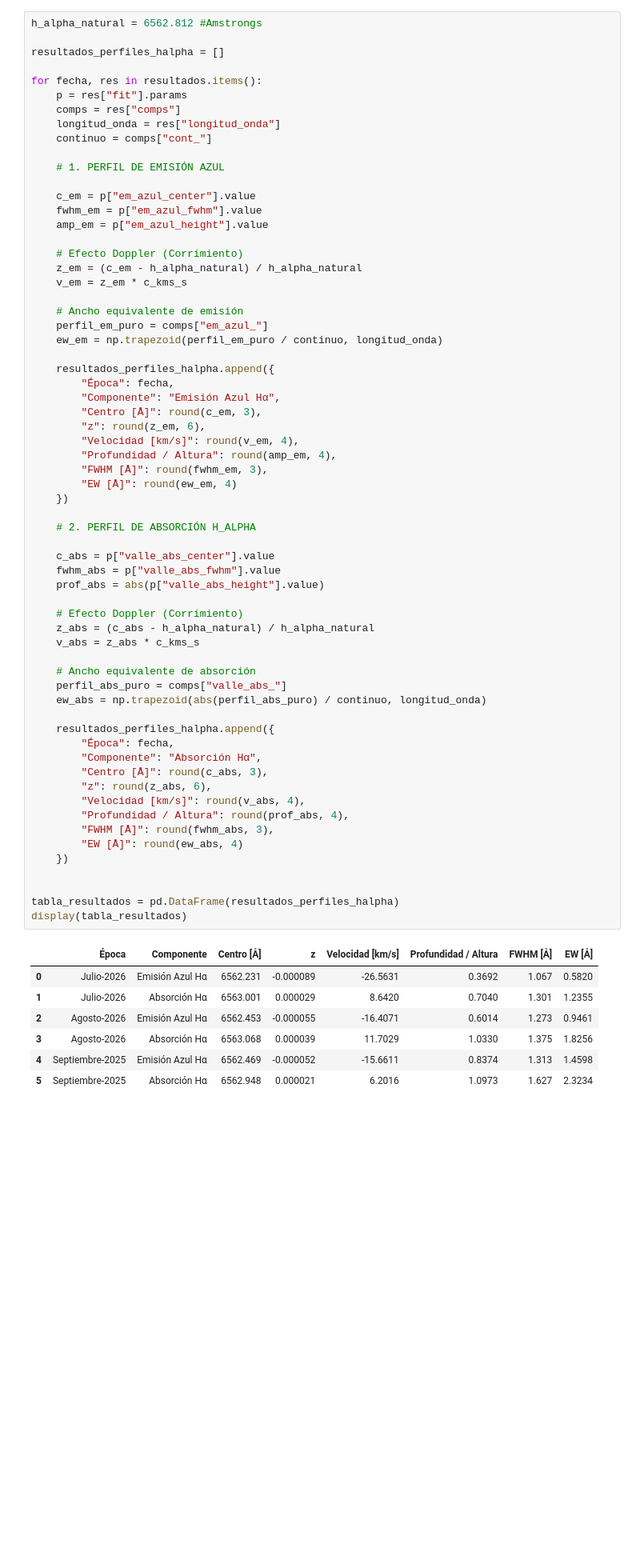
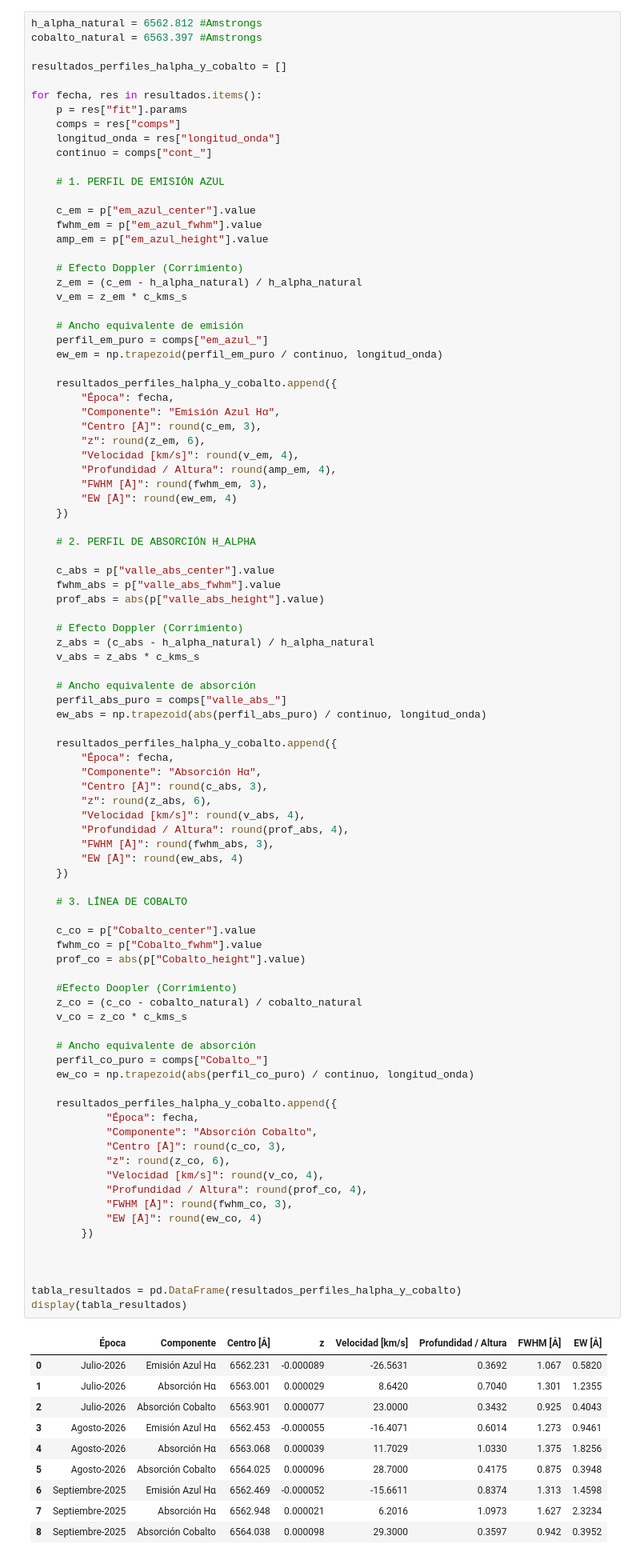
Before and after one commit to JessiDaniL/Tesis, a Jupyter notebook: Datos ESPARTACO/analisis_halpha_antares.ipynb, the cells around one changed output. Shown at 80% size. Cells and saved outputs as stored; diff of their text form; blank space fills up the shorter version.

Commit message:
Adición a la tabla de excel los parámetros de la línea de Cobalto c:

```diff
--- a/Datos ESPARTACO/analisis_halpha_antares.ipynb
+++ b/Datos ESPARTACO/analisis_halpha_antares.ipynb
@@ -492,8 +492,9 @@ for archivo in archivos:
 <h3 style="color: #e19edc;"> Obtención de los parámetros del ajuste de H<sub>&alpha;</sub></h3>
 # %%
 h_alpha_natural = 6562.812 #Amstrongs
+cobalto_natural = 6563.397 #Amstrongs
 
-resultados_perfiles_halpha = []
+resultados_perfiles_halpha_y_cobalto = []
 
 for fecha, res in resultados.items():
     p = res["fit"].params
@@ -515,7 +516,7 @@ for fecha, res in resultados.items():
     perfil_em_puro = comps["em_azul_"]
     ew_em = np.trapezoid(perfil_em_puro / continuo, longitud_onda)
 
-    resultados_perfiles_halpha.append({
+    resultados_perfiles_halpha_y_cobalto.append({
         "Época": fecha,
         "Componente": "Emisión Azul Hα",
         "Centro [Å]": round(c_em, 3),
@@ -529,39 +530,68 @@ for fecha, res in resultados.items():
     # 2. PERFIL DE ABSORCIÓN H_ALPHA
 
     c_abs = p["valle_abs_center"].value
     fwhm_abs = p["valle_abs_fwhm"].value
     prof_abs = abs(p["valle_abs_height"].value)
 
     # Efecto Doppler (Corrimiento)
     z_abs = (c_abs - h_alpha_natural) / h_alpha_natural
     v_abs = z_abs * c_kms_s
 
     # Ancho equivalente de absorción
     perfil_abs_puro = comps["valle_abs_"]
     ew_abs = np.trapezoid(abs(perfil_abs_puro) / continuo, longitud_onda)
 
-    resultados_perfiles_halpha.append({
+    resultados_perfiles_halpha_y_cobalto.append({
         "Época": fecha,
         "Componente": "Absorción Hα",
         "Centro [Å]": round(c_abs, 3),
         "z": round(z_abs, 6),
         "Velocidad [km/s]": round(v_abs, 4),
         "Profundidad / Altura": round(prof_abs, 4),
         "FWHM [Å]": round(fwhm_abs, 3),
         "EW [Å]": round(ew_abs, 4)
     })
 
+    # 3. LÍNEA DE COBALTO
 
-tabla_resultados = pd.DataFrame(resultados_perfiles_halpha)
+    c_co = p["Cobalto_center"].value
+    fwhm_co = p["Cobalto_fwhm"].value
+    prof_co = abs(p["Cobalto_height"].value)
+
+    #Efecto Doopler (Corrimiento)
+    z_co = (c_co - cobalto_natural) / cobalto_natural
+    v_co = z_co * c_kms_s
+
+    # Ancho equivalente de absorción
+    perfil_co_puro = comps["Cobalto_"]
+    ew_co = np.trapezoid(abs(perfil_co_puro) / continuo, longitud_onda)
+
+    resultados_perfiles_halpha_y_cobalto.append({
+            "Época": fecha,
+            "Componente": "Absorción Cobalto",
+            "Centro [Å]": round(c_co, 3),
+            "z": round(z_co, 6),
+            "Velocidad [km/s]": round(v_co, 4),
+            "Profundidad / Altura": round(prof_co, 4),
+            "FWHM [Å]": round(fwhm_co, 3),
+            "EW [Å]": round(ew_co, 4)
+        })
+
+
+
+tabla_resultados = pd.DataFrame(resultados_perfiles_halpha_y_cobalto)
 display(tabla_resultados)
 # %% [output]
 |  | Época | Componente | Centro [Å] | z | Velocidad [km/s] | Profundidad / Altura | FWHM [Å] | EW [Å] |
 | 0 | Julio-2026 | Emisión Azul Hα | 6562.231 | -0.000089 | -26.5631 | 0.3692 | 1.067 | 0.5820 |
 | 1 | Julio-2026 | Absorción Hα | 6563.001 | 0.000029 | 8.6420 | 0.7040 | 1.301 | 1.2355 |
-| 2 | Agosto-2026 | Emisión Azul Hα | 6562.453 | -0.000055 | -16.4071 | 0.6014 | 1.273 | 0.9461 |
-| 3 | Agosto-2026 | Absorción Hα | 6563.068 | 0.000039 | 11.7029 | 1.0330 | 1.375 | 1.8256 |
-| 4 | Septiembre-2025 | Emisión Azul Hα | 6562.469 | -0.000052 | -15.6611 | 0.8374 | 1.313 | 1.4598 |
-| 5 | Septiembre-2025 | Absorción Hα | 6562.948 | 0.000021 | 6.2016 | 1.0973 | 1.627 | 2.3234 |
+| 2 | Julio-2026 | Absorción Cobalto | 6563.901 | 0.000077 | 23.0000 | 0.3432 | 0.925 | 0.4043 |
+| 3 | Agosto-2026 | Emisión Azul Hα | 6562.453 | -0.000055 | -16.4071 | 0.6014 | 1.273 | 0.9461 |
+| 4 | Agosto-2026 | Absorción Hα | 6563.068 | 0.000039 | 11.7029 | 1.0330 | 1.375 | 1.8256 |
+| 5 | Agosto-2026 | Absorción Cobalto | 6564.025 | 0.000096 | 28.7000 | 0.4175 | 0.875 | 0.3948 |
+| 6 | Septiembre-2025 | Emisión Azul Hα | 6562.469 | -0.000052 | -15.6611 | 0.8374 | 1.313 | 1.4598 |
+| 7 | Septiembre-2025 | Absorción Hα | 6562.948 | 0.000021 | 6.2016 | 1.0973 | 1.627 | 2.3234 |
+| 8 | Septiembre-2025 | Absorción Cobalto | 6564.038 | 0.000098 | 29.3000 | 0.3597 | 0.942 | 0.3952 |
 # %%
 tabla_resultados.to_excel(fr"Parámetros para análisis de Antares\resultados perfiles halpha 2025 y 2026.xlsx", index=False)
 # %% [markdown]
```
Also changed, not shown: 1 other file.
